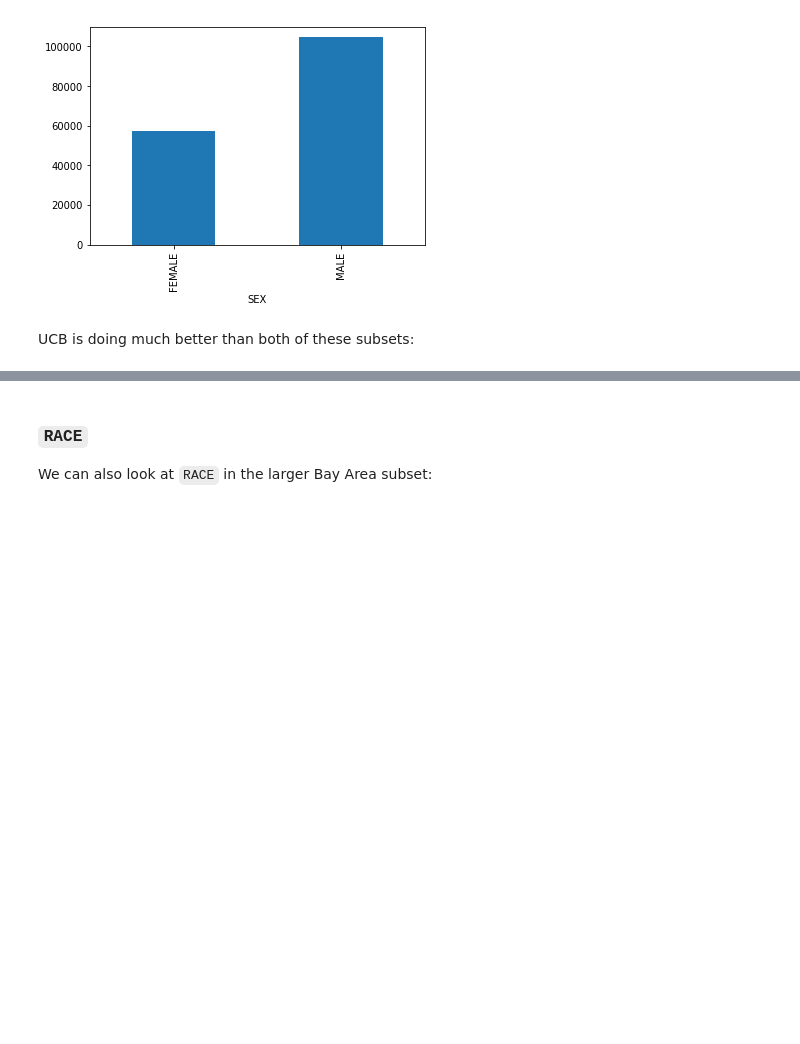
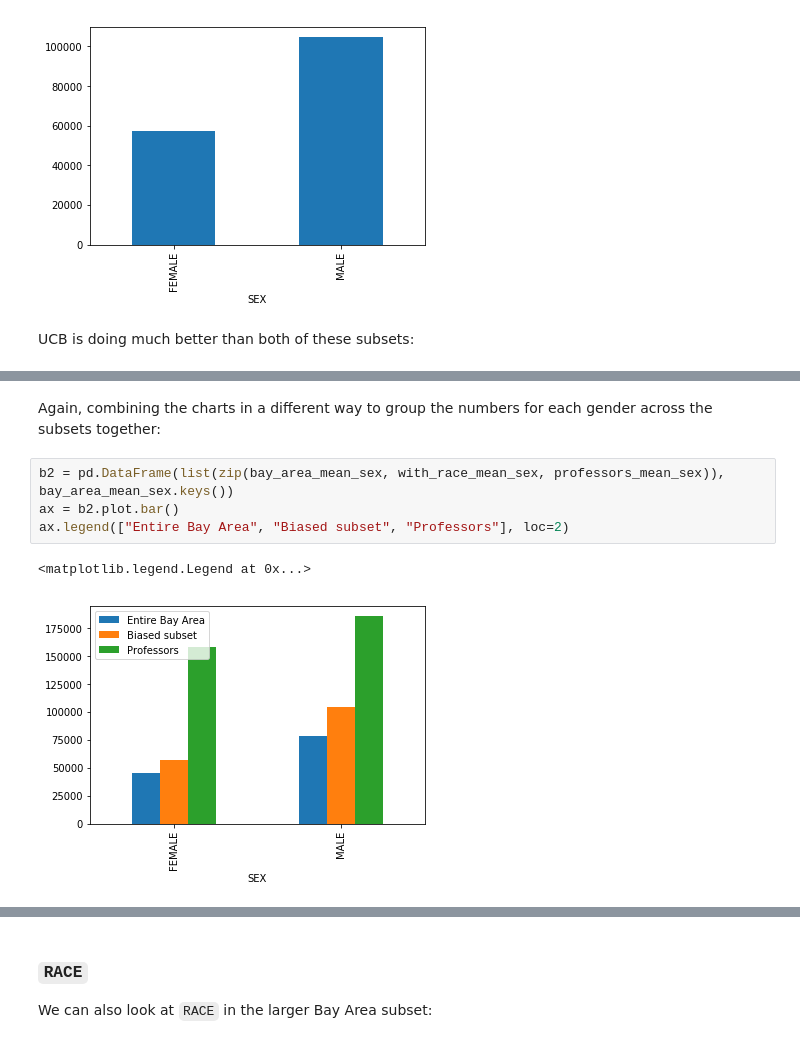
Before and after one commit to ds-modules/GWS-131, a Jupyter notebook: 02-Analysis.ipynb, the cells around one changed output, grey strips where cells are left out. Drawn from its saved outputs; the diff is of its cells as text; blank space fills up the shorter version.

```diff
--- a/02-Analysis.ipynb
+++ b/02-Analysis.ipynb
@@ -561,0 +568,9 @@ b2.plot.bar()
+# %% [markdown]
+Again, combining the charts in a different way to group the numbers for each gender across the subsets together:
+# %%
+b2 = pd.DataFrame(list(zip(bay_area_mean_sex, with_race_mean_sex, professors_mean_sex)), bay_area_mean_sex.keys())
+ax = b2.plot.bar()
+ax.legend(["Entire Bay Area", "Biased subset", "Professors"], loc=2)
+# %% [output]
+<matplotlib.legend.Legend at 0x...>
+[figure, added]
```
Also changed, not shown: parts of 26 cells of this notebook.
